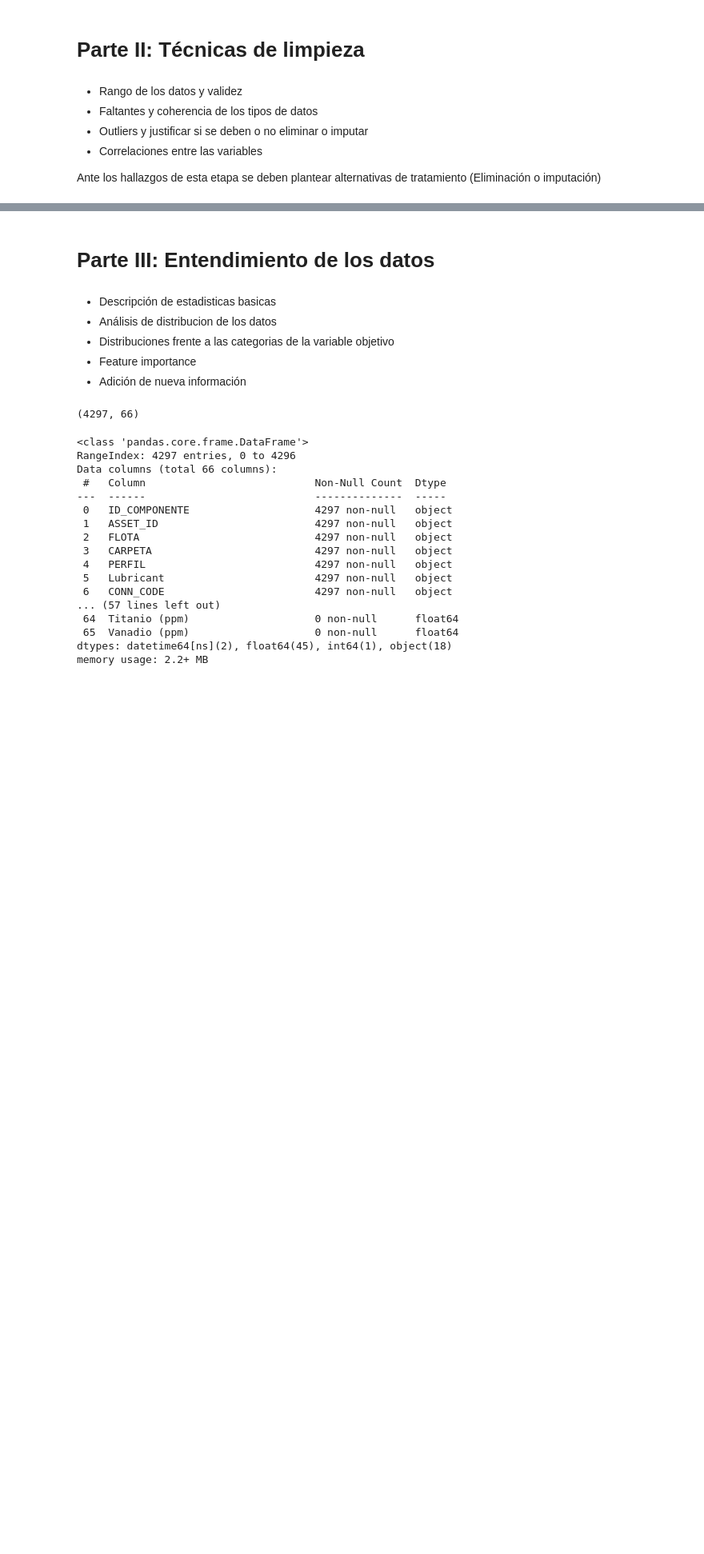
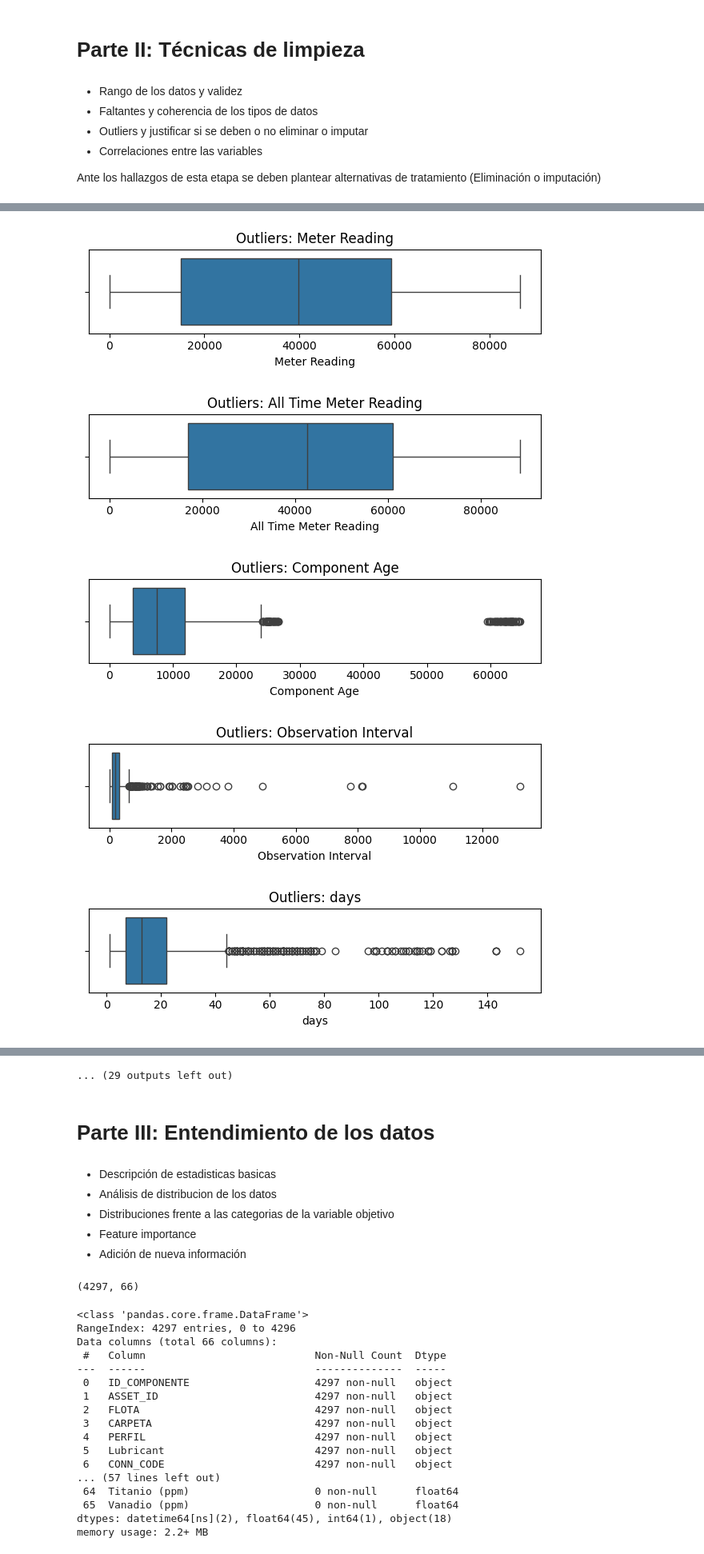
Before and after one commit to darturo12/Tesis-de-Grado-MIAD-, a Jupyter notebook: Exploración/Exploración de datos.ipynb, the cells around one changed output, grey strips where cells are left out. Shown: that part at 80% size. Cells and saved outputs as stored; diff of their text form; code cells hidden in the pictures; blank space fills up the shorter version.

Commit message:
Fase Exploracion-de-Datos-V1

```diff
--- a/Exploración/Exploración de datos.ipynb
+++ b/Exploración/Exploración de datos.ipynb
@@ -1,7 +1,7 @@
 # %%
-# Abrir xlsx en la carpeta Data
+# Abrir xlsx usando la ruta completa ya definida
 import pandas as pd
-data = pd.read_excel('Data/AA_V2.xlsx')
+data = pd.read_excel(r"../Data/AA_V2.xlsx")
 data.head()
 # %% [output]
 |  | COL_000 | COL_001 | COL_002 | COL_003 | COL_004 | Lubricant | COL_006 | Observation Type | Observation Date | ... |
@@ -26,3 +28,72 @@ data.head()
 * Correlaciones entre las variables
 
 Ante los hallazgos de esta etapa se deben plantear alternativas de tratamiento (Eliminación o imputación)
+# %%
+import numpy as np
+import matplotlib.pyplot as plt
+import seaborn as sns
+print("\n=== Tipos de datos iniciales ===")
+print(data.dtypes)
+
+print("\n=== Rango (mínimo y máximo) de variables numéricas ===")
+rangos = data.select_dtypes(include=[np.number]).agg(['min','max']).T
+print(rangos)
+
+print("\n=== Porcentaje de faltantes por columna ===")
+faltantes = data.isna().mean().sort_values(ascending=False)*100
+print(faltantes)
+
+posibles_numericas = []
+for col in data.columns:
+    if data[col].dtype == 'object':
+        try:
+            pd.to_numeric(data[col].astype(str).str.replace(',','.'), errors='raise')
+            posibles_numericas.append(col)
+        except:
+            pass
+
+print("\n=== Posibles columnas numéricas mal tipificadas como object ===")
+print(posibles_numericas)
+
+
+print("\n=== Detección de Outliers  ===")
+
+def detectar_outliers(col):
+    q1 = col.quantile(0.25)
+    q3 = col.quantile(0.75)
+    iqr = q3 - q1
+    lower = q1 - 1.5*iqr
+    upper = q3 + 1.5*iqr
+    return ((col < lower) | (col > upper)).sum()
+
+outliers_resumen = {}
+for col in data.select_dtypes(include=[np.number]).columns:
+    outliers_resumen[col] = detectar_outliers(data[col])
+
+outliers_df = pd.DataFrame.from_dict(outliers_resumen, orient='index', columns=['Outliers'])
+print(outliers_df.sort_values('Outliers', ascending=False))
+
+# === Boxplots automáticos por columna (para inspección visual) ===
+for col in data.select_dtypes(include=[np.number]).columns:
+    # Skip columns with all NaN or no valid data
+    if data[col].dropna().empty:
+        continue
+    plt.figure(figsize=(6,2))
+    sns.boxplot(x=data[col])
+    plt.title(f'Outliers: {col}')
+    plt.tight_layout()
+    plt.show()
+
+
+numericas = data.select_dtypes(include=[np.number])
+
+print("\n=== Matriz de correlaciones ===")
+corr = numericas.corr()
+print(corr)
+
+# === Mapa de calor ===
+plt.figure(figsize=(16,12))
+sns.heatmap(corr, cmap='coolwarm', center=0)
+plt.title("Mapa de calor de correlaciones")
+plt.show()
+# %% [output]
@@ -28,0 +117,5 @@ Ante los hallazgos de esta etapa se deben plantear alternativas de tratamiento (
+[figure, added]
+[figure, added]
+[figure, added]
+[figure, added]
+[figure, added]
@@ -29,3 +128,4 @@ Ante los hallazgos de esta etapa se deben plantear alternativas de tratamiento (
+... (29 outputs left out)
 # %% [markdown]
 # Parte III: Entendimiento de los datos
 # %% [markdown]
```
Also changed, not shown: parts of 2 cells of this notebook, 2 other files.
